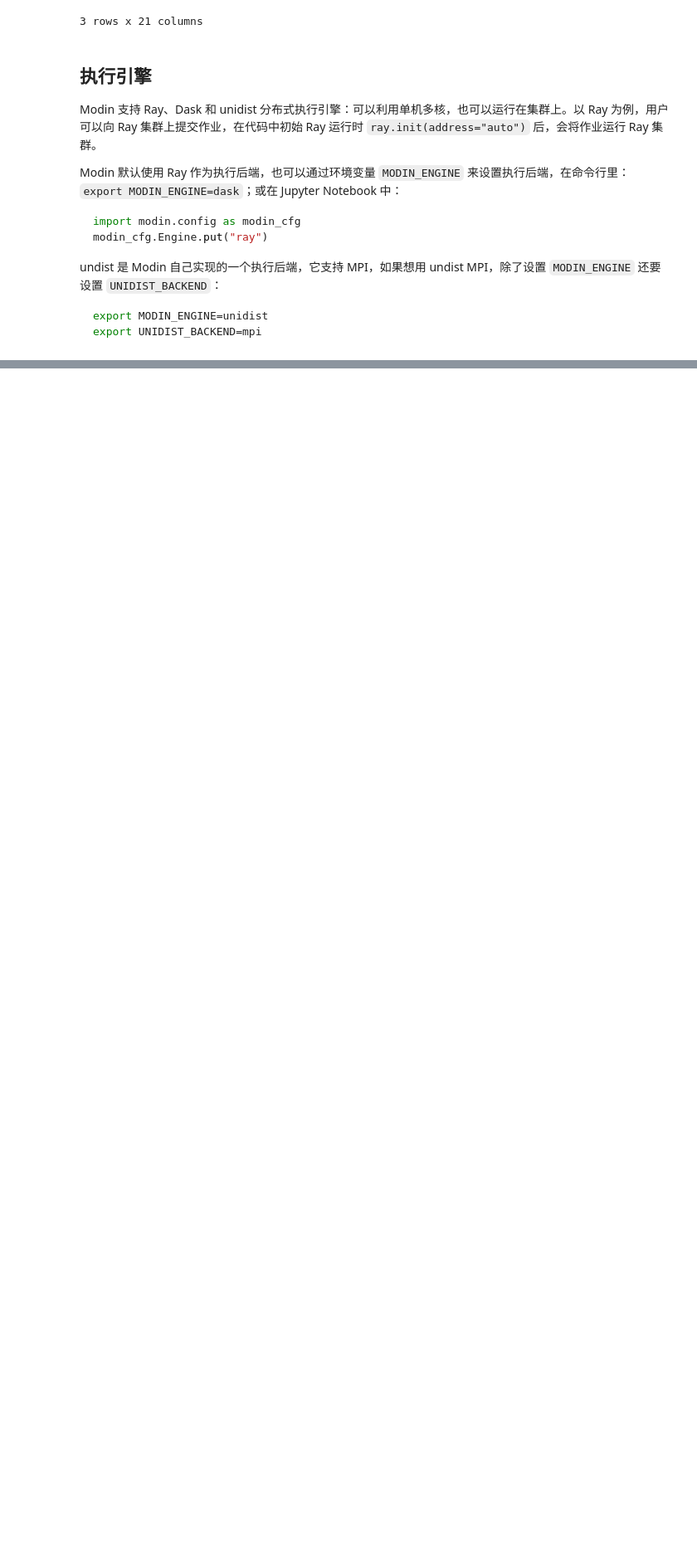
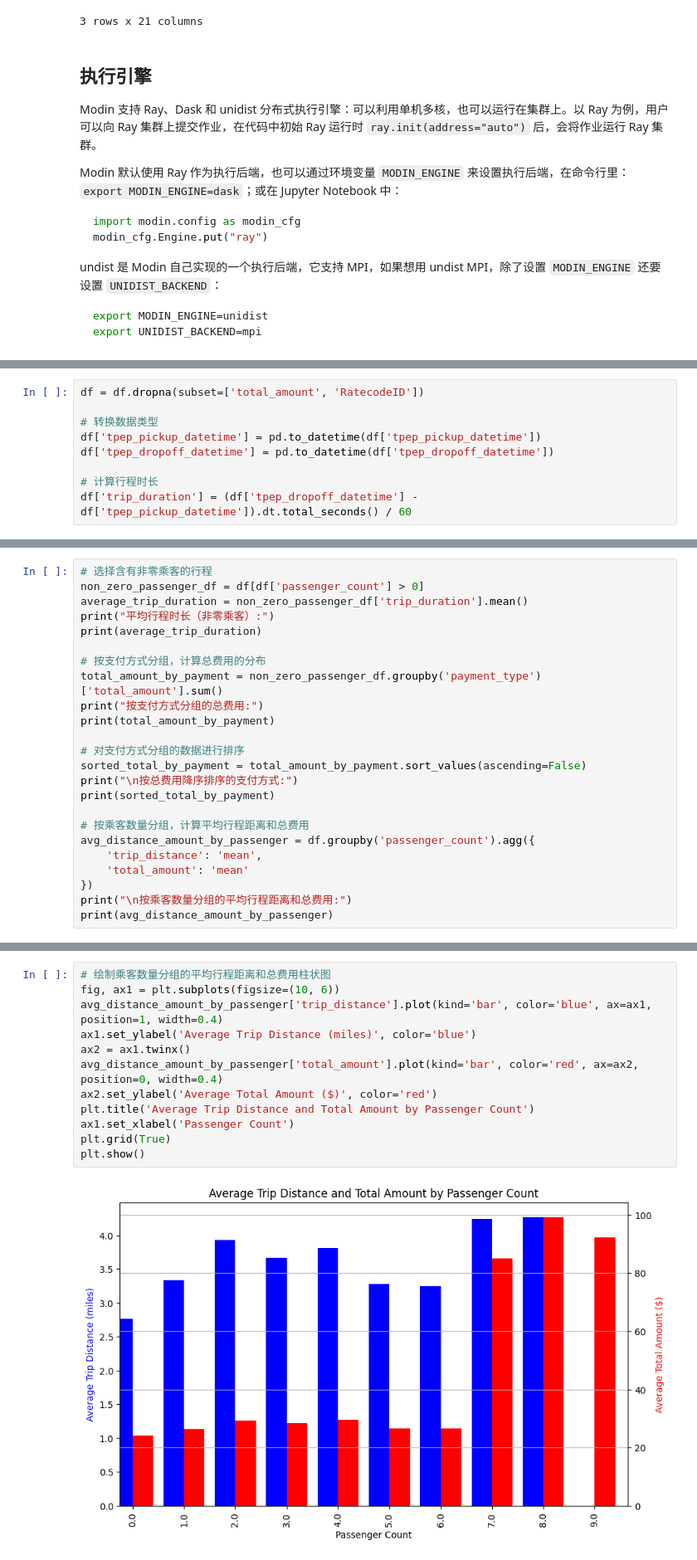
Before and after one commit to godaai/scale-py-zh, a Jupyter notebook: ch-ray-data/modin.ipynb, the cells around one changed output, grey strips where cells are left out. Shown: that part at 83% size. Cells and saved outputs as stored; diff of their text form; blank space fills up the shorter version.

```diff
--- a/ch-ray-data/modin.ipynb
+++ b/ch-ray-data/modin.ipynb
@@ -86,0 +123,9 @@ export UNIDIST_BACKEND=mpi
+# %%
+df = df.dropna(subset=['total_amount', 'RatecodeID'])
+
+# 转换数据类型
+df['tpep_pickup_datetime'] = pd.to_datetime(df['tpep_pickup_datetime'])
+df['tpep_dropoff_datetime'] = pd.to_datetime(df['tpep_dropoff_datetime'])
+
+# 计算行程时长
+df['trip_duration'] = (df['tpep_dropoff_datetime'] - df['tpep_pickup_datetime']).dt.total_seconds() / 60
@@ -86,0 +134,24 @@ export UNIDIST_BACKEND=mpi
+# %%
+# 选择含有非零乘客的行程
+non_zero_passenger_df = df[df['passenger_count'] > 0]
+average_trip_duration = non_zero_passenger_df['trip_duration'].mean()
+print("平均行程时长（非零乘客）:")
+print(average_trip_duration)
+
+# 按支付方式分组，计算总费用的分布
+total_amount_by_payment = non_zero_passenger_df.groupby('payment_type')['total_amount'].sum()
+print("按支付方式分组的总费用:")
+print(total_amount_by_payment)
+
+# 对支付方式分组的数据进行排序
+sorted_total_by_payment = total_amount_by_payment.sort_values(ascending=False)
+print("\n按总费用降序排序的支付方式:")
+print(sorted_total_by_payment)
+
+# 按乘客数量分组，计算平均行程距离和总费用
+avg_distance_amount_by_passenger = df.groupby('passenger_count').agg({
+    'trip_distance': 'mean',
+    'total_amount': 'mean'
+})
+print("\n按乘客数量分组的平均行程距离和总费用:")
+print(avg_distance_amount_by_passenger)
@@ -86,0 +207,14 @@ export UNIDIST_BACKEND=mpi
+# %%
+# 绘制乘客数量分组的平均行程距离和总费用柱状图
+fig, ax1 = plt.subplots(figsize=(10, 6))
+avg_distance_amount_by_passenger['trip_distance'].plot(kind='bar', color='blue', ax=ax1, position=1, width=0.4)
+ax1.set_ylabel('Average Trip Distance (miles)', color='blue')
+ax2 = ax1.twinx()
+avg_distance_amount_by_passenger['total_amount'].plot(kind='bar', color='red', ax=ax2, position=0, width=0.4)
+ax2.set_ylabel('Average Total Amount ($)', color='red')
+plt.title('Average Trip Distance and Total Amount by Passenger Count')
+ax1.set_xlabel('Passenger Count')
+plt.grid(True)
+plt.show()
+# %% [output]
+[figure, added]
```
Also changed, not shown: parts of 11 cells of this notebook, 2 other files.
